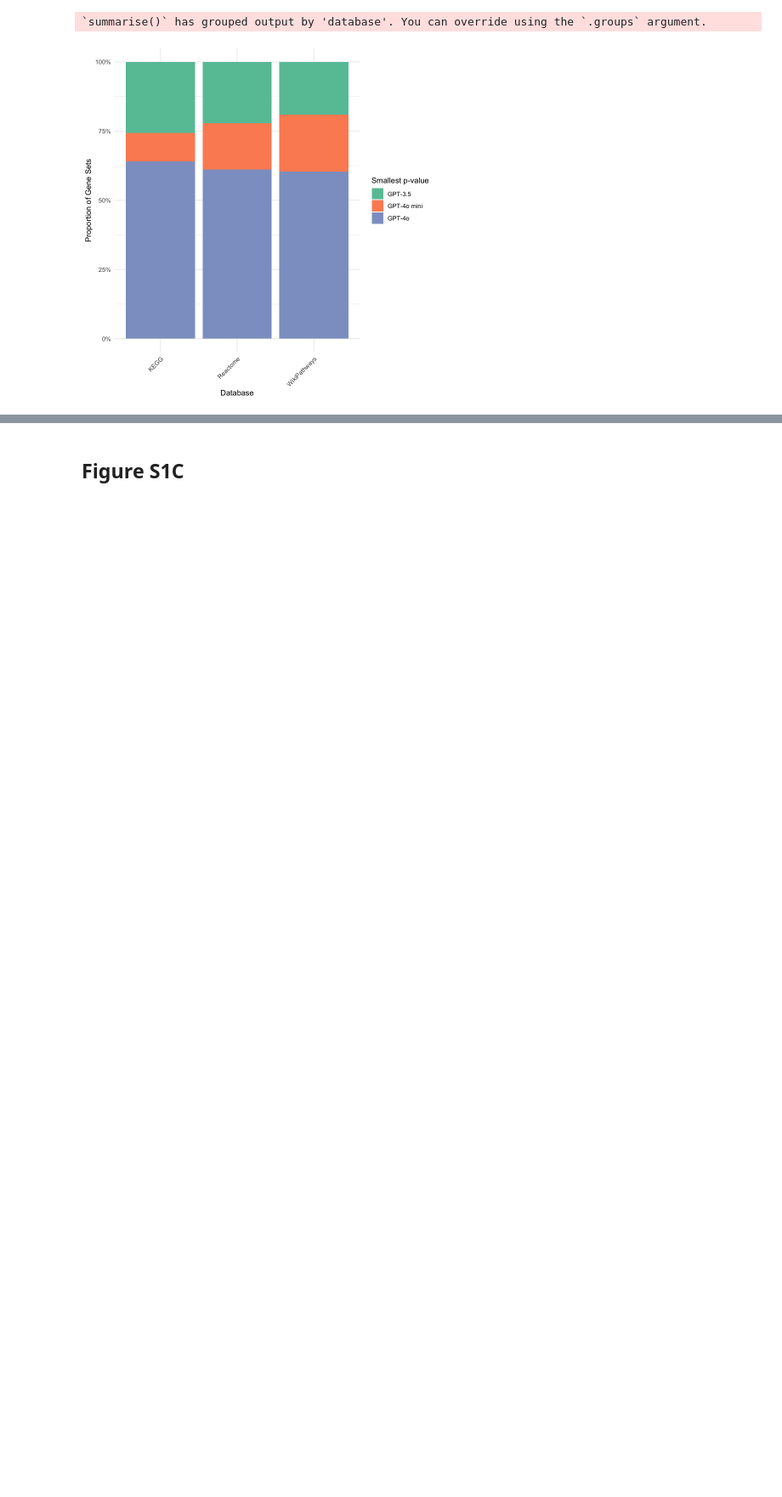
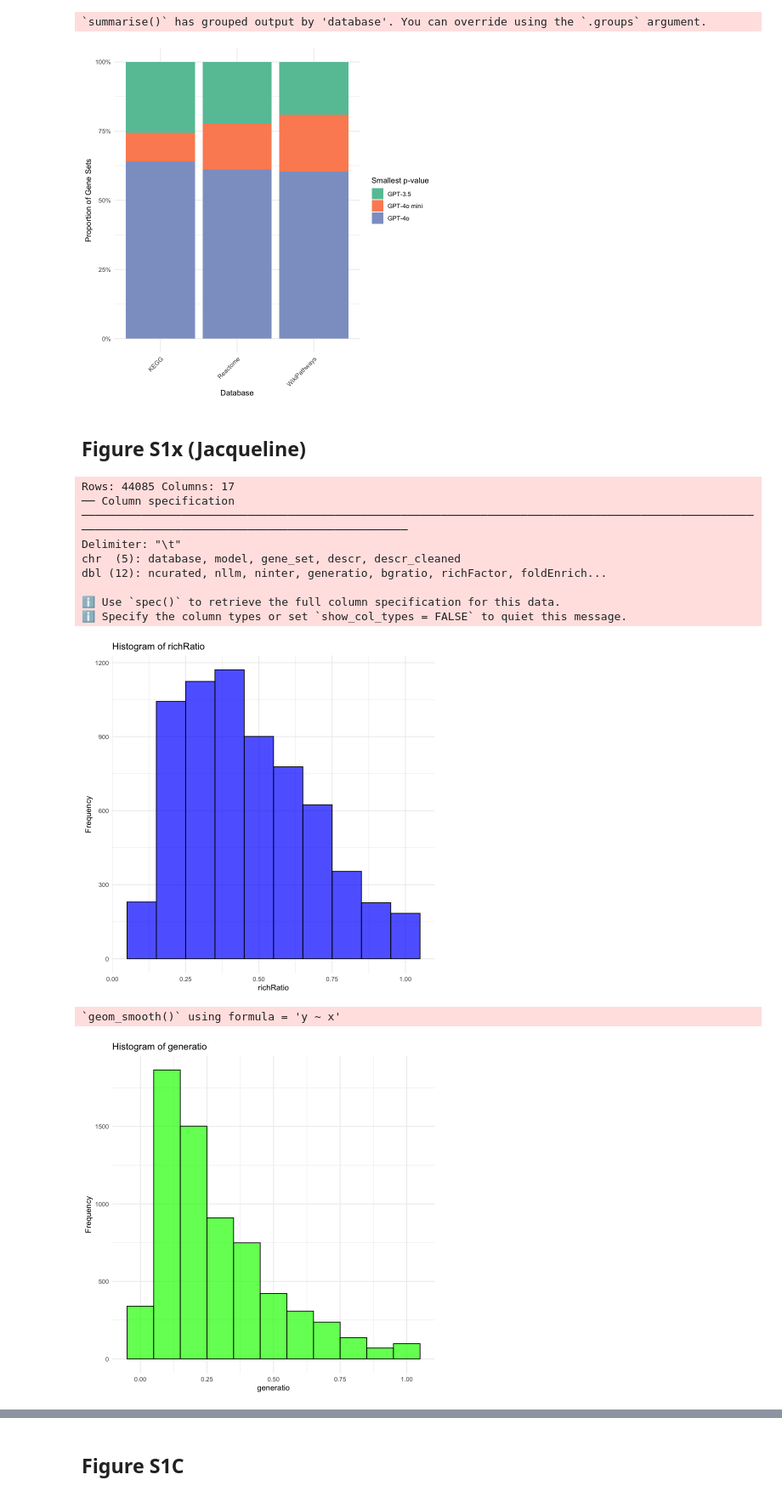
Before and after one commit to Alector-BIO/llm2geneset, a Jupyter notebook: notebooks/fig1.ipynb, the cells around one changed output, grey strips where cells are left out. Shown at 85% size. Drawn from its saved outputs; the diff is of its cells as text; code cells hidden in the pictures; blank space fills up the shorter version.

```diff
--- a/notebooks/fig1.ipynb
+++ b/notebooks/fig1.ipynb
@@ -291,3 +279,77 @@ p
 [figure]
 # %%
 ggsave(p, file="figures/fig1d.pdf", width=5, height=5)
+# %% [markdown]
+## Figure S1x (Jacqueline)
+# %%
+df <- readr::read_tsv("outputs/genes_overlap.tsv")
+df <- df %>% filter(gene_set == "llm_genes_role")
+# Step 1: Update model names
+df <- df %>%
+  mutate(model = case_when(
+    model == "gpt-4o-mini-2024-07-18" ~ "GPT-4o mini",
+    model == "gpt-3.5-turbo-0125" ~ "GPT-3.5",
+    model == "gpt-4o-2024-08-06" ~ "GPT-4o",
+    TRUE ~ model  # Leave other values unchanged
+  ))
+
+# Step 2: Update database names
+df <- df %>%
+  mutate(database = case_when(
+    database == "KEGG_2021_Human" ~ "KEGG",
+    database == "Reactome_2022" ~ "Reactome",
+    database == "WikiPathway_2023_Human" ~ "WikiPathways",
+    TRUE ~ database  # Leave other values unchanged
+  ))
+
+# Step 3: Set the order of the 'model' factor
+df <- df %>%
+  mutate(model = factor(model, levels = c("GPT-3.5", "GPT-4o mini", "GPT-4o")))
+
+# Jacqueline: Can you make this figure better. Split facet by model and database.
+# Filter the dataframe for rows where p_val_adj < 0.01
+filtered_df <- df %>% filter(p_val_adj < 0.01)
+
+# Create the histograms
+p1 <- ggplot(filtered_df, aes(x = richFactor)) +
+    geom_histogram(binwidth = 0.1, fill = "blue", color = "black", alpha = 0.7) +
+    labs(title = "Histogram of richRatio", x = "richRatio", y = "Frequency") +
+    theme_minimal()
+
+p2 <- ggplot(filtered_df, aes(x = generatio)) +
+    geom_histogram(binwidth = 0.1, fill = "green", color = "black", alpha = 0.7) +
+    labs(title = "Histogram of generatio", x = "generatio", y = "Frequency") +
+    theme_minimal()
+
+# Print the histograms
+print(p1)
+print(p2)
+# Jacqueline, can you improve this figure? Not sure this is the right thing to plot to address
+# the reviewer comments.
+# Fraction signifcant and the gene set size.
+# x - axis binned gene set size and y is fraction significant.
+# faceted by model/gene set library?
+# Plot the correlation between ncurated and p_val
+p <- ggplot(df, aes(x = ncurated, y = -log10(p_val))) +
+    geom_point(alpha = 0.5) +  # Add points with some transparency
+    theme_minimal() +  # Use a minimal theme
+    labs(x = "Number of Curated Genes", y = "P-Value", title = "Correlation between Number of Curated Genes and P-Value") +
+    theme(
+        axis.title.x = element_text(face = "bold", size = 14),
+        axis.title.y = element_text(face = "bold", size = 14),
+        plot.title = element_text(face = "bold", size = 16)
+    )
+
+print(p)
+# %% [output]
+Rows: 44085 Columns: 17
+── Column specification ──────────────────────────────────────────────────────────────────────────────────────────────────────────────────────────────────────────────────────
+Delimiter: "\t"
+chr  (5): database, model, gene_set, descr, descr_cleaned
+dbl (12): ncurated, nllm, ninter, generatio, bgratio, richFactor, foldEnrich...
+
+ℹ Use `spec()` to retrieve the full column specification for this data.
+ℹ Specify the column types or set `show_col_types = FALSE` to quiet this message.
+[figure, added]
+`geom_smooth()` using formula = 'y ~ x'
+[figure, added]
```
Also changed, not shown: parts of 7 cells of this notebook, 11 other files.
